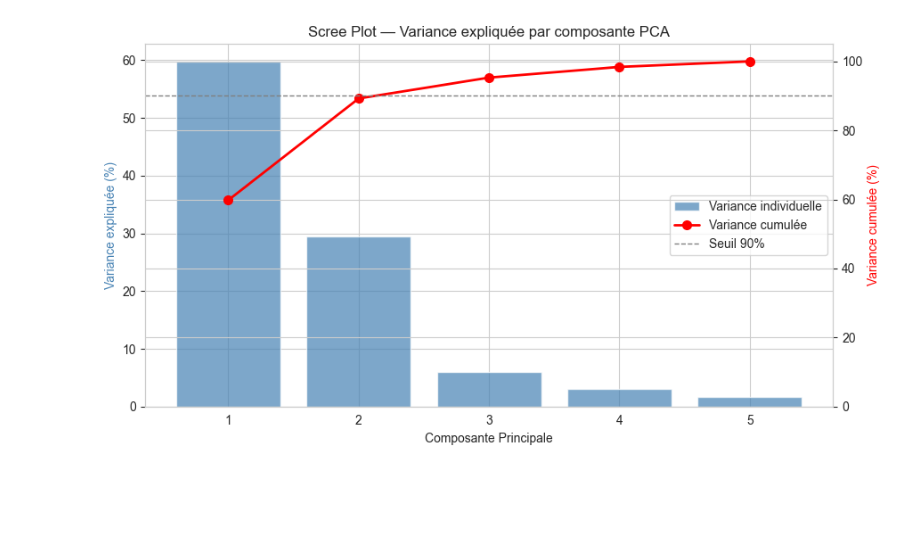
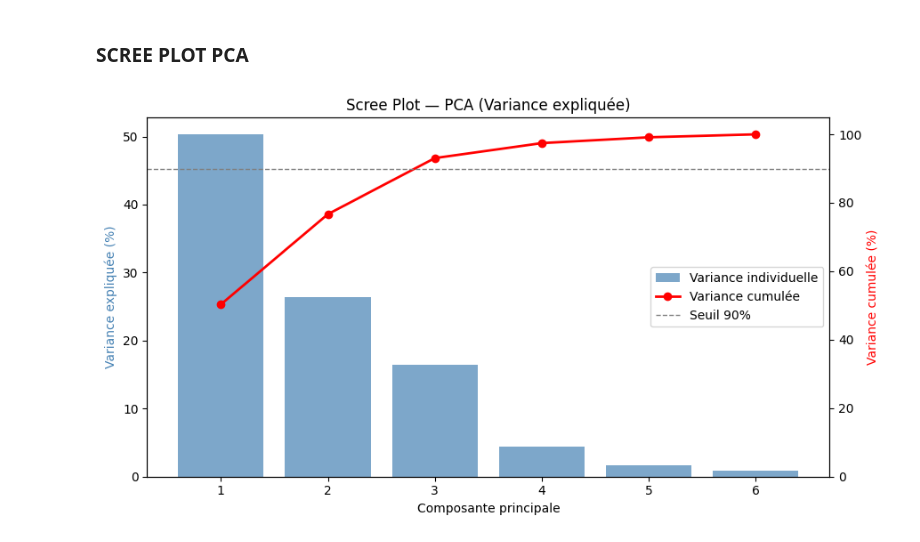
Before and after one commit to baccarifarah/eco-smart-classifier, a Jupyter notebook: src/clustering/clustering.ipynb, the cells around one changed output. Saved outputs shown, nothing was run; the diff lists cells and outputs as text; code cells hidden in the pictures; blank space fills up the shorter version.

Commit message:
update clustering

```diff
--- a/src/clustering/clustering.ipynb
+++ b/src/clustering/clustering.ipynb
@@ -164,0 +19,2 @@ Name: count, dtype: int64
+# %%
+df_clean = pd.read_csv("../data/df_clean.csv")
@@ -164,0 +44,17 @@ Name: count, dtype: int64
+# %%
+inertia = []
+k_range = range(1, 11)
+
+for k in k_range:
+    km = KMeans(n_clusters=k, random_state=42, n_init=10)
+    km.fit(X_scaled)
+    inertia.append(km.inertia_)
+
+# plot
+plt.figure(figsize=(8,5))
+plt.plot(k_range, inertia, marker='o')
+plt.title("Elbow Method")
+plt.xlabel("Nombre de clusters (k)")
+plt.ylabel("Inertia")
+plt.grid()
+plt.show()
@@ -245,35 +140,66 @@ Variance totale expliquée : 89.3%
+# %% [markdown]
+### SCREE PLOT PCA
 # %%
+
+# PCA + SCREE PLOT PRO
+from sklearn.decomposition import PCA
+import numpy as np
+import matplotlib.pyplot as plt
+
+# PCA complet
 pca_full = PCA(random_state=42)
-pca_full.fit(X_clust_scaled)
+pca_full.fit(X_scaled)
 
-cumvar = np.cumsum(pca_full.explained_variance_ratio_) * 100
+# variance expliquée
 indvar = pca_full.explained_variance_ratio_ * 100
+cumvar = np.cumsum(indvar)
 
+# PLOT
 fig, ax1 = plt.subplots(figsize=(9, 5))
 
-bars = ax1.bar(range(1, len(indvar)+1), indvar,
-               color='steelblue', alpha=0.7, label='Variance individuelle')
-ax1.set_xlabel('Composante Principale')
+# barres (variance individuelle)
+ax1.bar(
+    range(1, len(indvar) + 1),
+    indvar,
+    color='steelblue',
+    alpha=0.7,
+    label='Variance individuelle'
+)
+
+ax1.set_xlabel('Composante principale')
 ax1.set_ylabel('Variance expliquée (%)', color='steelblue')
-ax1.set_xticks(range(1, len(indvar)+1))
+ax1.set_xticks(range(1, len(indvar) + 1))
 
+# ligne cumulée
 ax2 = ax1.twinx()
-ax2.plot(range(1, len(cumvar)+1), cumvar, 'ro-',
-         linewidth=2, markersize=7, label='Variance cumulée')
-ax2.axhline(90, color='gray', linestyle='--', linewidth=1, label='Seuil 90%')
+ax2.plot(
+    range(1, len(cumvar) + 1),
+    cumvar,
+    'ro-',
+    linewidth=2,
+    markersize=6,
+    label='Variance cumulée'
+)
+
+# seuil 90%
+ax2.axhline(
+    y=90,
+    color='gray',
+    linestyle='--',
+    linewidth=1,
+    label='Seuil 90%'
+)
+
 ax2.set_ylabel('Variance cumulée (%)', color='red')
 ax2.set_ylim(0, 105)
 
+# légende combinée
 lines1, labels1 = ax1.get_legend_handles_labels()
 lines2, labels2 = ax2.get_legend_handles_labels()
 ax1.legend(lines1 + lines2, labels1 + labels2, loc='center right')
 
-plt.title('Scree Plot — Variance expliquée par composante PCA')
+plt.title('Scree Plot — PCA (Variance expliquée)')
 plt.tight_layout()
 plt.show()
-
-for threshold in [80, 90, 95]:
-    n_comp = (cumvar >= threshold).argmax() + 1
-    print(f"Composantes nécessaires pour {threshold}% de variance : {n_comp}")
 # %% [output]
-[figure, old version]
+[figure, new version]
```
Also changed, not shown: parts of 27 cells of this notebook.
